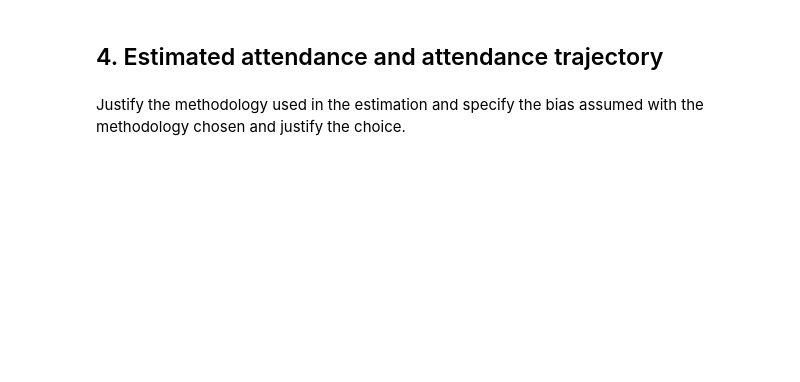
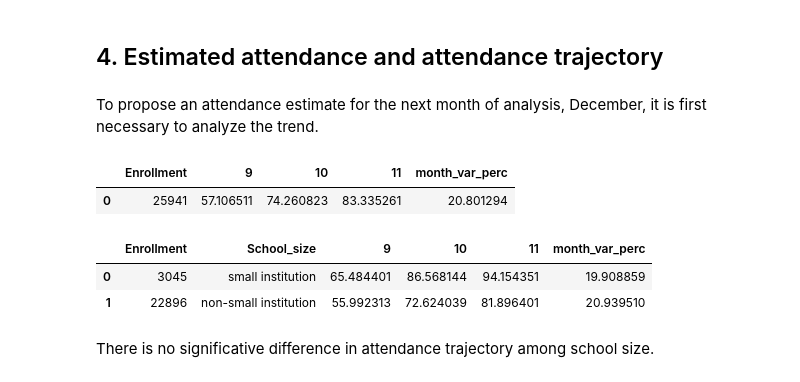
Before and after one commit to maurottito/school_attendance_metrics, a Jupyter notebook: attendance_metrics_MT.ipynb, the cells around one changed output. Saved outputs shown, nothing was run; the diff lists cells and outputs as text; code cells hidden in the pictures; blank space fills up the shorter version.

```diff
--- a/analisis_exploratorio.ipynb
+++ b/attendance_metrics_MT.ipynb
@@ -551,0 +599,13 @@ Name: cases, dtype: int64
+# %%
+# New variable student_not_reported
+df_joint['student_not_reported']=df_joint['Enrollment']-df_joint['student_reported']
+
+# As assumed, those not reported attended were added to the attendance.
+df_joint['Attendance']+=df_joint['student_not_reported']
+
+df_country=pd.DataFrame(df_joint.groupby( ['Month'] ).sum()).reset_index()
+df_country_school_size=pd.DataFrame(df_joint.groupby( ['Month','School_size'] ).sum()).reset_index()
+# Attendance_rate
+df_joint['Attendance_rate']=df_joint['Attendance']/df_joint['Enrollment']*100
+df_country_school_size['Attendance_rate']=df_country_school_size['Attendance']/df_country_school_size['Enrollment']*100
+df_country['Attendance_rate']=df_country['Attendance']/df_country['Enrollment']*100
@@ -551,0 +615,3 @@ Name: cases, dtype: int64
+# %%
+df_country_school_size=df_country_school_size.pivot(index={'School_size','Enrollment'}, columns='Month', values='Attendance_rate').reset_index().rename_axis(None, axis=1).rename_axis('index', axis=0).reset_index()
+del df_country_school_size['index']
@@ -556,4 +655,19 @@ Include some hypotheses to explain the country’s attendance and attendance tre
 # %% [markdown]
 ## 4. Estimated attendance and attendance trajectory
-# %% [markdown]
-Justify the methodology used in the estimation and specify the bias assumed with the methodology chosen and justify the choice.
+# %% [markdown]
+To propose an attendance estimate for the next month of analysis, December, it is first necessary to analyze the trend.
+# %%
+df_country['month_var_perc']=((df_country[11]/df_country[9])**(0.5)-1)*100
+df_country
+# %% [output]
+|  | Enrollment | 9 | 10 | 11 | month_var_perc |
+| 0 | 25941 | 57.106511 | 74.260823 | 83.335261 | 20.801294 |
+# %%
+df_country_school_size['month_var_perc']=((df_country_school_size[11]/df_country_school_size[9])**(0.5)-1)*100
+df_country_school_size
+# %% [output]
+|  | Enrollment | School_size | 9 | 10 | 11 | month_var_perc |
+| 0 | 3045 | small institution | 65.484401 | 86.568144 | 94.154351 | 19.908859 |
+| 1 | 22896 | non-small institution | 55.992313 | 72.624039 | 81.896401 | 20.939510 |
+# %% [markdown]
+There is no significative difference in attendance trajectory among school size.
```
Also changed, not shown: parts of 45 cells of this notebook.
